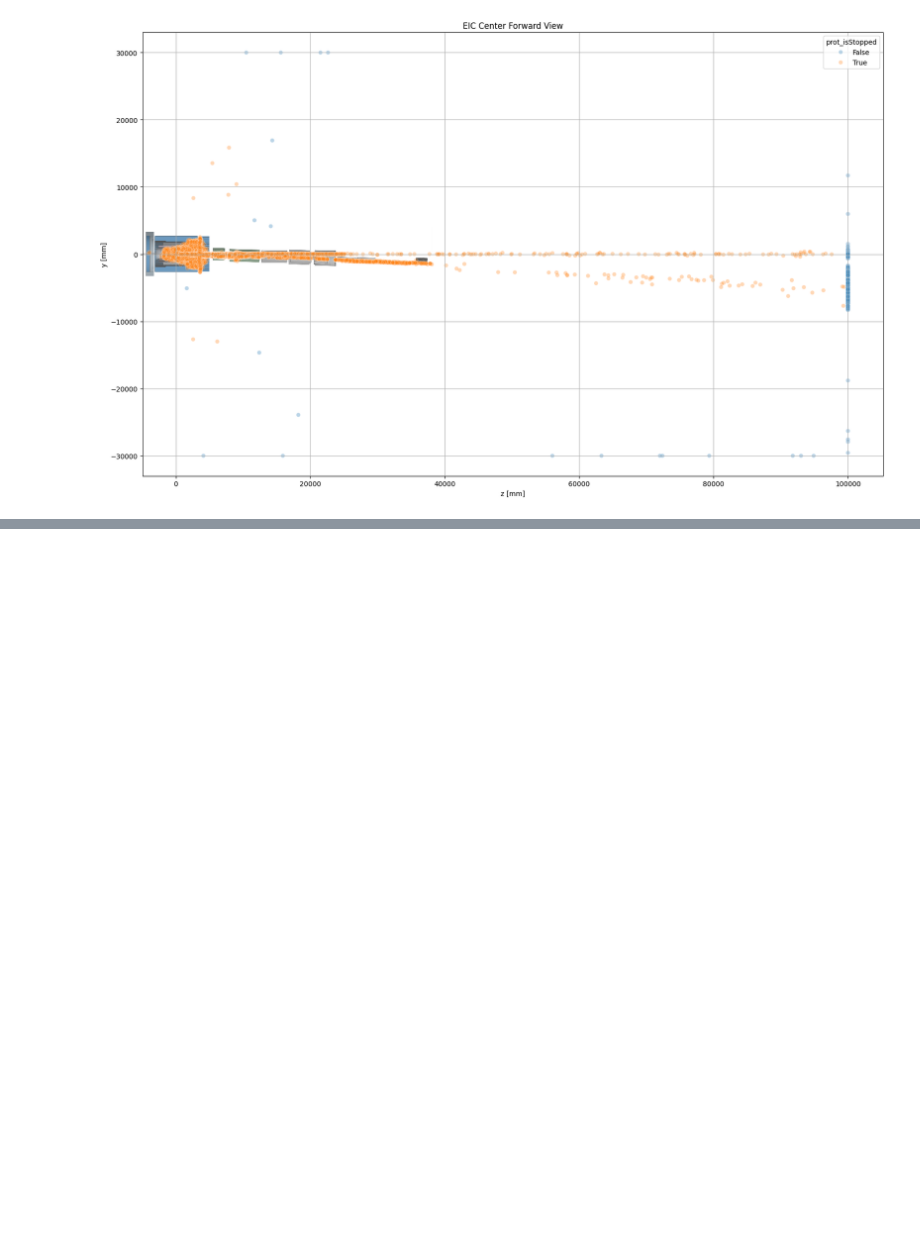
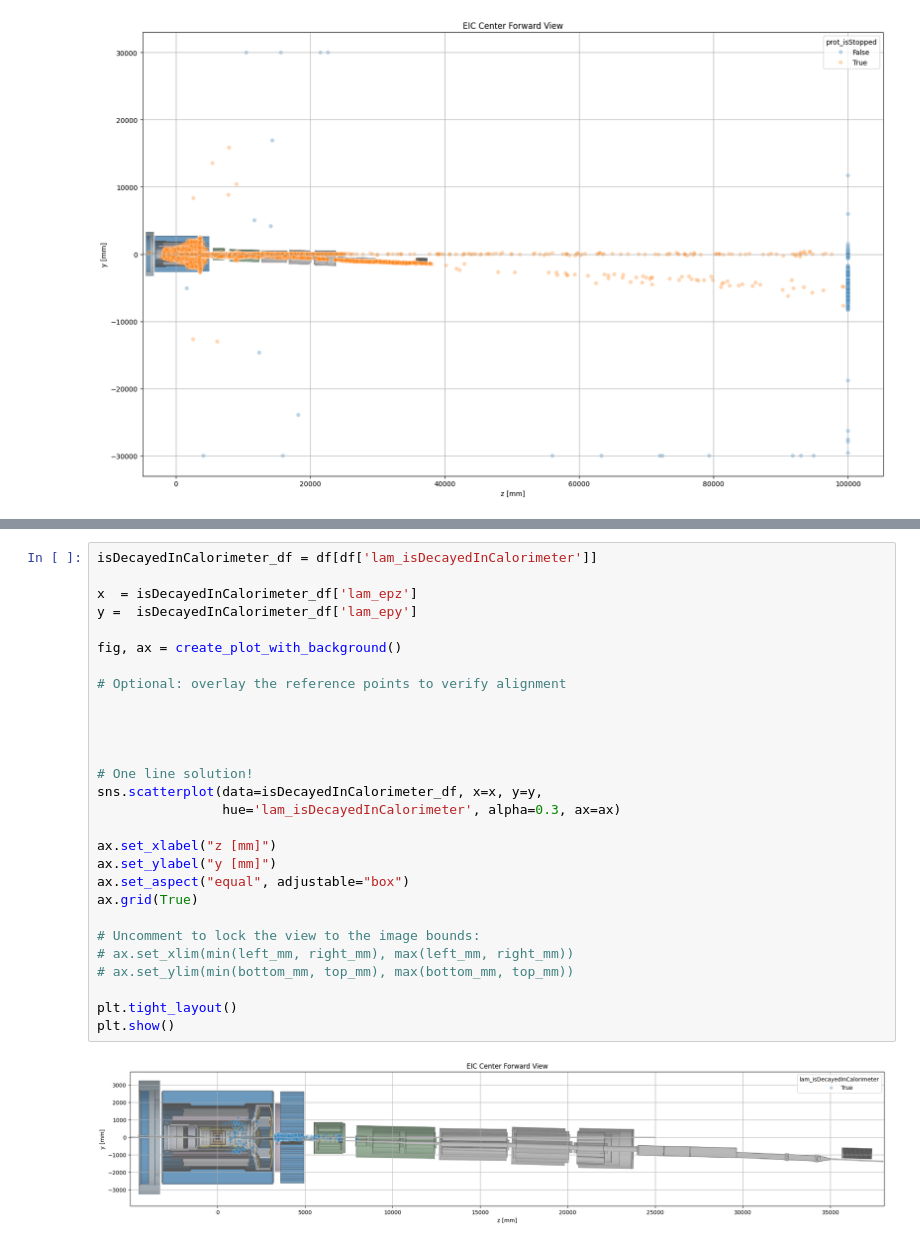
Before and after one commit to Allseeing1620/acceptance-analysis, a Jupyter notebook: analyze-df.ipynb, the cells around one changed output, grey strips where cells are left out. Drawn from its saved outputs; the diff is of its cells as text; blank space fills up the shorter version.

```diff
--- a/analyze-df.ipynb
+++ b/analyze-df.ipynb
@@ -530,0 +586,30 @@ plt.show()
+# %%
+isDecayedInCalorimeter_df = df[df['lam_isDecayedInCalorimeter']]
+
+x  = isDecayedInCalorimeter_df['lam_epz']
+y =  isDecayedInCalorimeter_df['lam_epy']
+
+fig, ax = create_plot_with_background()
+
+# Optional: overlay the reference points to verify alignment
+
+
+
+
+# One line solution!
+sns.scatterplot(data=isDecayedInCalorimeter_df, x=x, y=y,
+                hue='lam_isDecayedInCalorimeter', alpha=0.3, ax=ax)
+
+ax.set_xlabel("z [mm]")
+ax.set_ylabel("y [mm]")
+ax.set_aspect("equal", adjustable="box")
+ax.grid(True)
+
+# Uncomment to lock the view to the image bounds:
+# ax.set_xlim(min(left_mm, right_mm), max(left_mm, right_mm))
+# ax.set_ylim(min(bottom_mm, top_mm), max(bottom_mm, top_mm))
+
+plt.tight_layout()
+plt.show()
+# %% [output]
+[figure, added]
```
Also changed, not shown: parts of 11 cells of this notebook.
